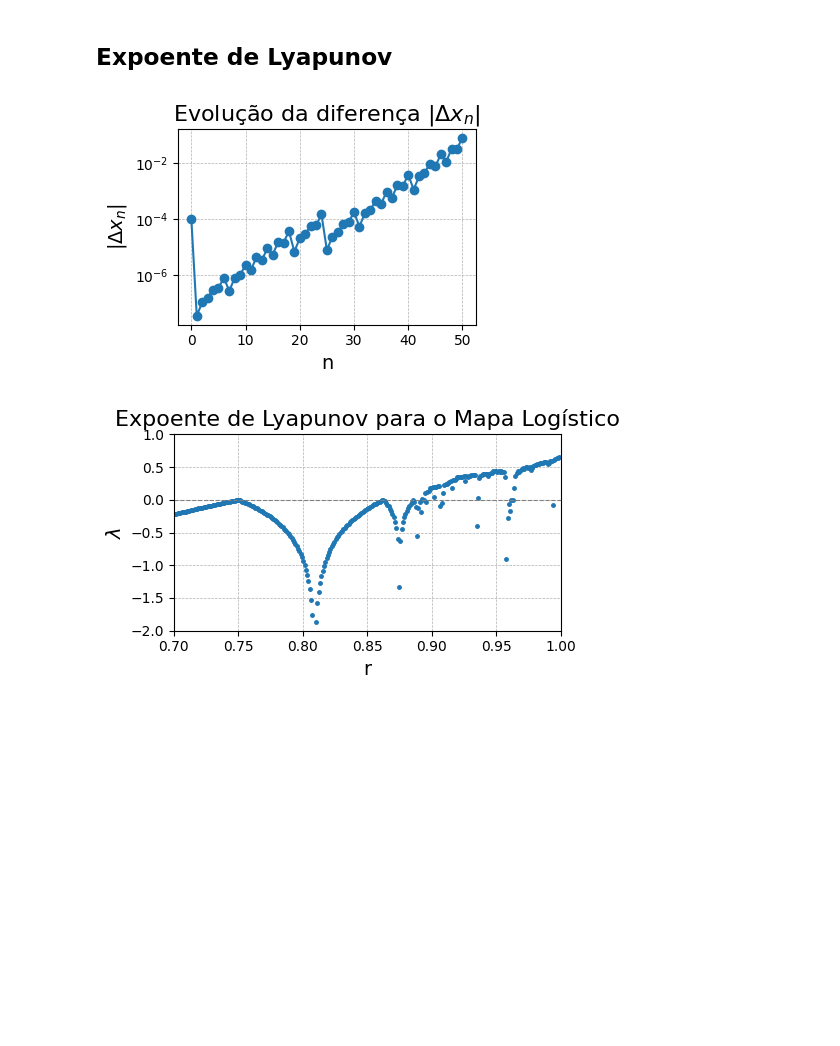
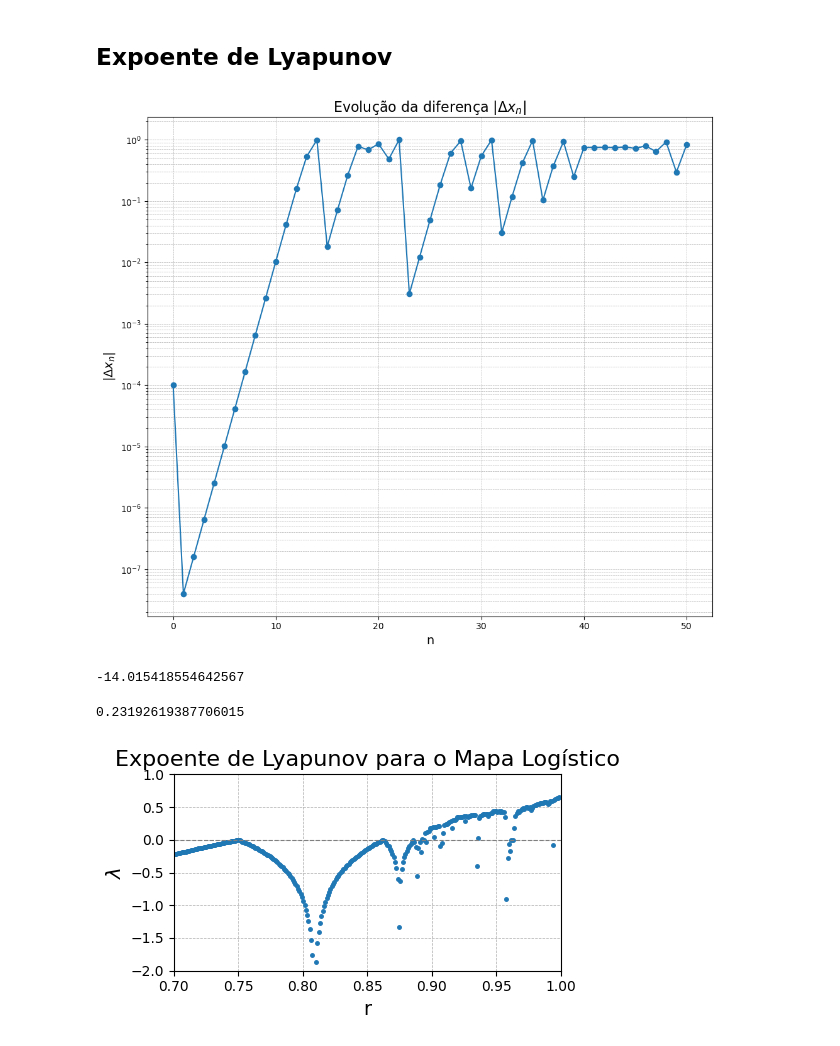
Before and after one commit to Gabriel-Araujo-v/Introduction-To-Computational-Physics, a Jupyter notebook: NotebooksAulas/NB02/NB02.ipynb, the cells around one changed output. Drawn from its saved outputs; the diff is of its cells as text; code cells hidden in the pictures; blank space fills up the shorter version.

```diff
--- a/NotebooksAulas/NB02/NB02.ipynb
+++ b/NotebooksAulas/NB02/NB02.ipynb
@@ -35,30 +35,34 @@ def iterate_map(x0, r, iterations=50):
     return trajectory
 # %%
 # Parâmetros para a simulação
-r = 0.91
+r = 1
 x0_1 = 0.5
 x0_2 = 0.5001
 iterations = 50
 
 # Itera o mapa logístico para as duas condições iniciais
 trajectory_1 = iterate_map(x0_1, r, iterations)
 trajectory_2 = iterate_map(x0_2, r, iterations)
 
 # Calcula a diferença absoluta entre as duas trajetórias
 delta_x = [abs(trajectory_1[i] - trajectory_2[i]) for i in range(len(trajectory_1))]
 
 # Gera a figura
-plt.figure(figsize=(4, 3))
+plt.figure(figsize=(10, 9))
 plt.plot(range(len(delta_x)), delta_x, marker='o', linestyle='-')
 plt.yscale('log')  # Escala logarítmica no eixo y
 plt.xlabel('n', fontsize=14)
 plt.ylabel(r'$|\Delta x_n|$', fontsize=14)
 plt.title('Evolução da diferença $|\Delta x_n|$', fontsize=16)
 plt.grid(True, which="both", ls="--", lw=0.5)
 plt.tight_layout()
 plt.show()
 # %% [output]
-[figure, old version]
+[figure, new version]
+# %%
+np.log(8.18806082492074e-07)
+# %% [output]
+-14.015418554642567
 # %%
 def logistic_map_derivative(x, r):
     """
@@ -89,6 +93,10 @@ def lyapunov_exponent(r, x0=0.5, discard=1000, n_iter=10**5):
         lyapunov_sum += np.log(abs(logistic_map_derivative(x, r)))
 
     return lyapunov_sum / n_iter
+# %%
+lyapunov_exponent(0.91)
+# %% [output]
+0.23192619387706015
 # %%
 # Definindo os valores de r no intervalo [0.7, 1.0]
 r_values = np.linspace(0.7, 1.0, 300)
```
Also changed, not shown: parts of 1 cell of this notebook, 10 other files.
